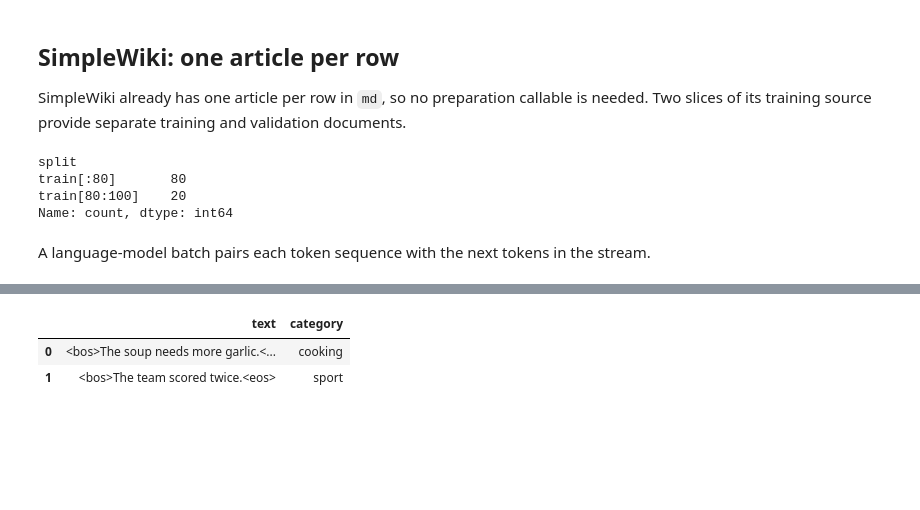
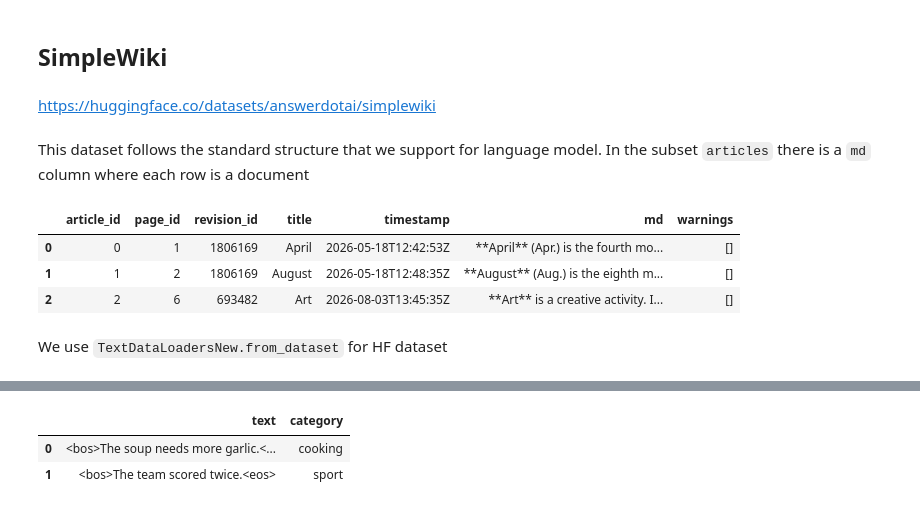
Before and after one commit to dienhoa/fastai, a Jupyter notebook: nbs/tutorial_text_dataloaders.ipynb, the cells around one changed output, grey strips where cells are left out. Drawn from its saved outputs; the diff is of its cells as text; code cells hidden in the pictures; blank space fills up the shorter version.

```diff
--- a/nbs/tutorial_text_dataloaders.ipynb
+++ b/nbs/tutorial_text_dataloaders.ipynb
@@ -13,6 +18,8 @@ Temporary sample folders and token caches stay available for this notebook sessi
 demo_tmp = tempfile.TemporaryDirectory(prefix='fastai-text-dls-')
 demo_root = Path(demo_tmp.name)
 # %% [markdown]
-## SimpleWiki: one article per row
-
-SimpleWiki already has one article per row in `md`, so no preparation callable is needed. Two slices of its training source provide separate training and validation documents.
+## SimpleWiki
+# %% [markdown]
+https://huggingface.co/datasets/answerdotai/simplewiki
+# %% [markdown]
+This dataset follows the standard structure that we support for language model. In the subset `articles` there is a `md` column where each row is a document
@@ -19,14 +28,15 @@ SimpleWiki already has one article per row in `md`, so no preparation callable i
+# %%
+wiki_sample = load_dataset('answerdotai/simplewiki', 'articles', split='train[:3]')
+wiki_sample.to_pandas()
+# %% [output]
+|  | article_id | page_id | revision_id | title | timestamp | md | warnings |
+| 0 | 0 | 1 | 1806169 | April | 2026-05-18T12:42:53Z | **April** (Apr.) is the fourth mo... | [] |
+| 1 | 1 | 2 | 1806169 | August | 2026-05-18T12:48:35Z | **August** (Aug.) is the eighth m... | [] |
+| 2 | 2 | 6 | 693482 | Art | 2026-08-03T13:45:35Z | **Art** is a creative activity. I... | [] |
+# %% [markdown]
+We use `TextDataLoadersNew.from_dataset` for HF dataset
 # %%
 simple_dls = TextDataLoadersNew.from_dataset('answerdotai/simplewiki', subset='articles',
     text_col='md', train='train[:80]', valid='train[80:100]',
     cache_dir=demo_root/'simplewiki', bs=4, seq_len=32)
-test_eq((len(simple_dls.train_ds), len(simple_dls.valid_ds)), (80, 20))
-pd.read_csv(demo_root/'simplewiki/metadata.csv')['split'].value_counts()
-# %% [output]
-split
-train[:80]       80
-train[80:100]    20
-Name: count, dtype: int64
-# %% [markdown]
-A language-model batch pairs each token sequence with the next tokens in the stream.
 # %%
```
Also changed, not shown: parts of 71 cells of this notebook, 1 other file.
